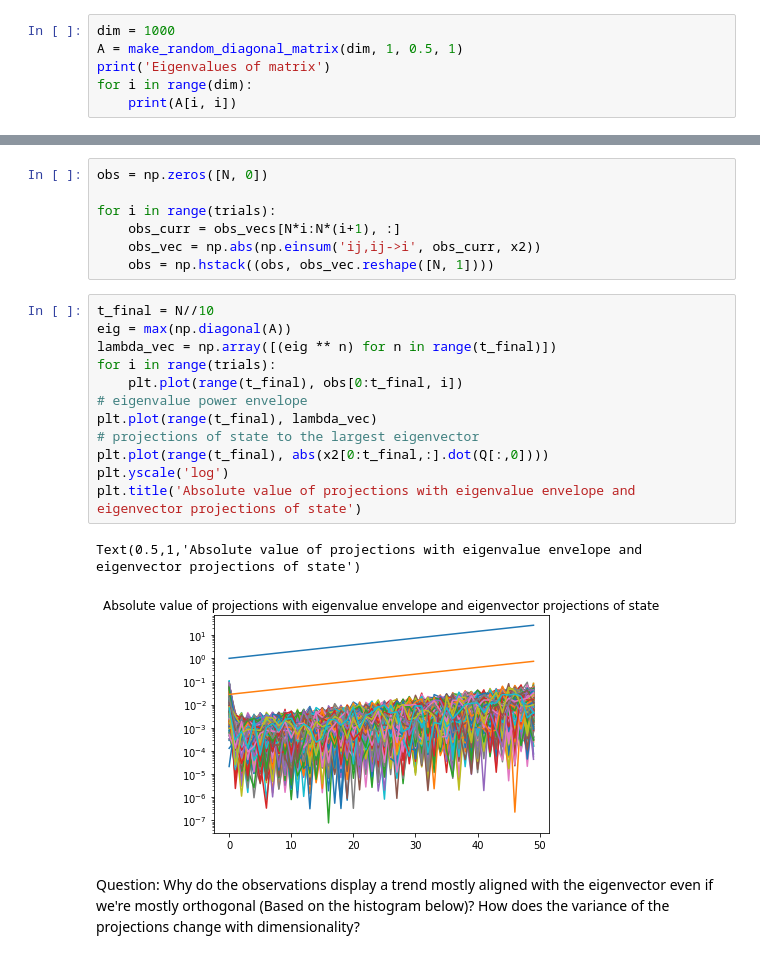
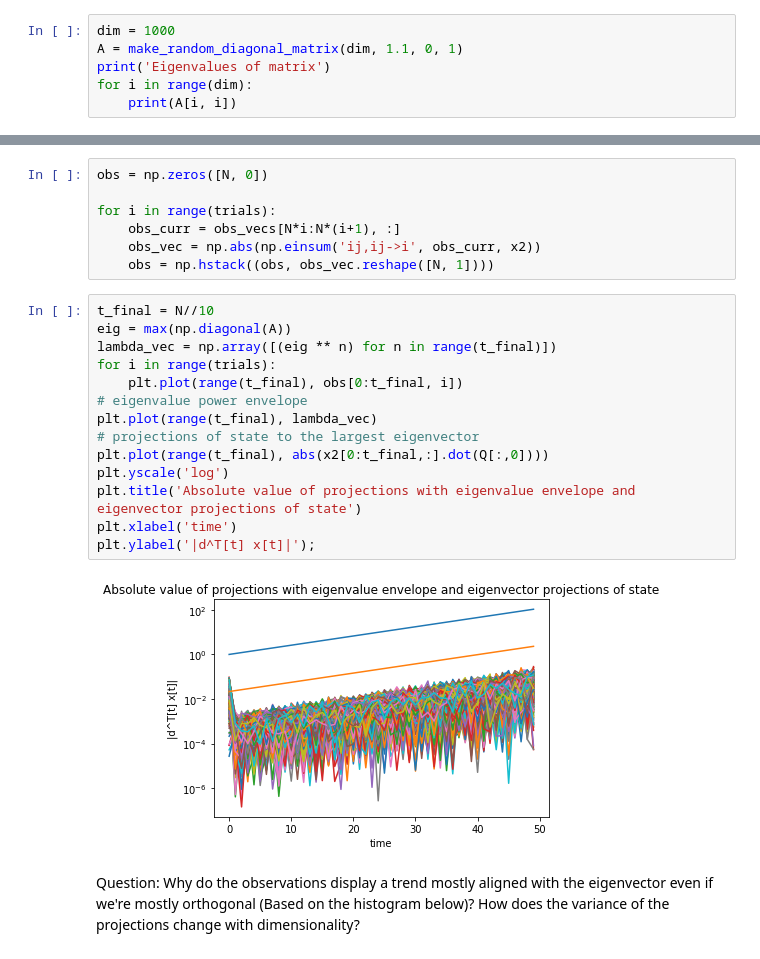
Before and after one commit to rahularya50/control-proj, a Jupyter notebook: Jupyter Notebooks/Randomized Eigenvalues (Diagonal Case).ipynb, the cells around one changed output, grey strips where cells are left out. Saved outputs shown, nothing was run; the diff lists cells and outputs as text.

```diff
--- a/Jupyter Notebooks/Randomized Eigenvalues (Diagonal Case).ipynb
+++ b/Jupyter Notebooks/Randomized Eigenvalues (Diagonal Case).ipynb
@@ -12,7 +13,7 @@ from linalg_helper import *
 First, we'll simulate a system with lots of dimensions, some unstable eigenvalue and all others stable
 # %%
 dim = 1000
-A = make_random_diagonal_matrix(dim, 1, 0.5, 1)
+A = make_random_diagonal_matrix(dim, 1.1, 0, 1)
 print('Eigenvalues of matrix')
 for i in range(dim):
     print(A[i, i])
@@ -81,18 +82,19 @@ for i in range(trials):
 # %%
 t_final = N//10
 eig = max(np.diagonal(A))
 lambda_vec = np.array([(eig ** n) for n in range(t_final)])
 for i in range(trials):
     plt.plot(range(t_final), obs[0:t_final, i])
 # eigenvalue power envelope
 plt.plot(range(t_final), lambda_vec)
 # projections of state to the largest eigenvector
 plt.plot(range(t_final), abs(x2[0:t_final,:].dot(Q[:,0])))
 plt.yscale('log')
 plt.title('Absolute value of projections with eigenvalue envelope and eigenvector projections of state')
+plt.xlabel('time')
+plt.ylabel('|d^T[t] x[t]|');
 # %% [output]
-Text(0.5,1,'Absolute value of projections with eigenvalue envelope and eigenvector projections of state')
-[figure, old version]
+[figure, new version]
 # %% [markdown]
 Question: Why do the observations display a trend mostly aligned with the eigenvector even if we're mostly orthogonal (Based on the histogram below)? How does the variance of the projections change with dimensionality?
 # %%
```
Also changed, not shown: parts of 10 cells of this notebook, 1 other file.
